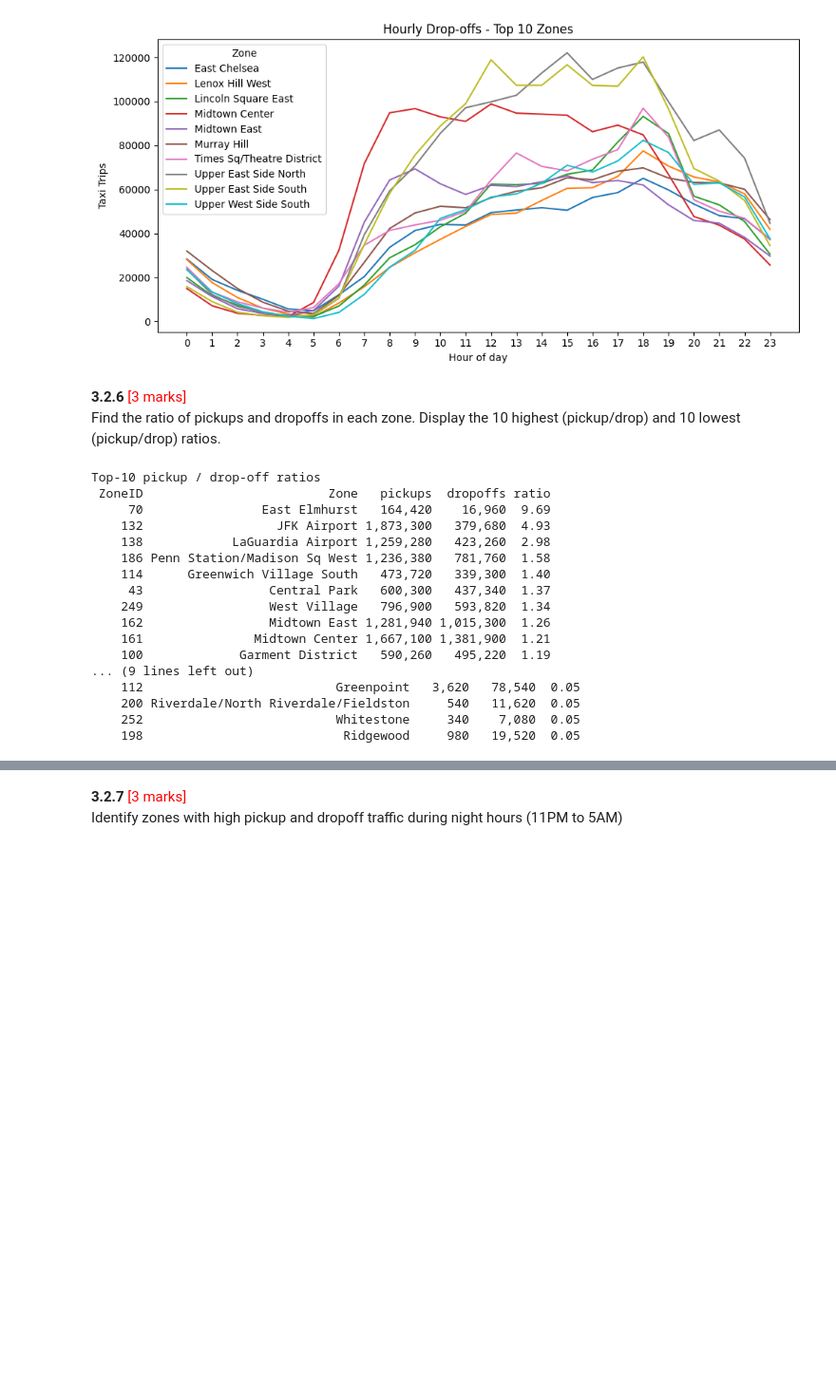
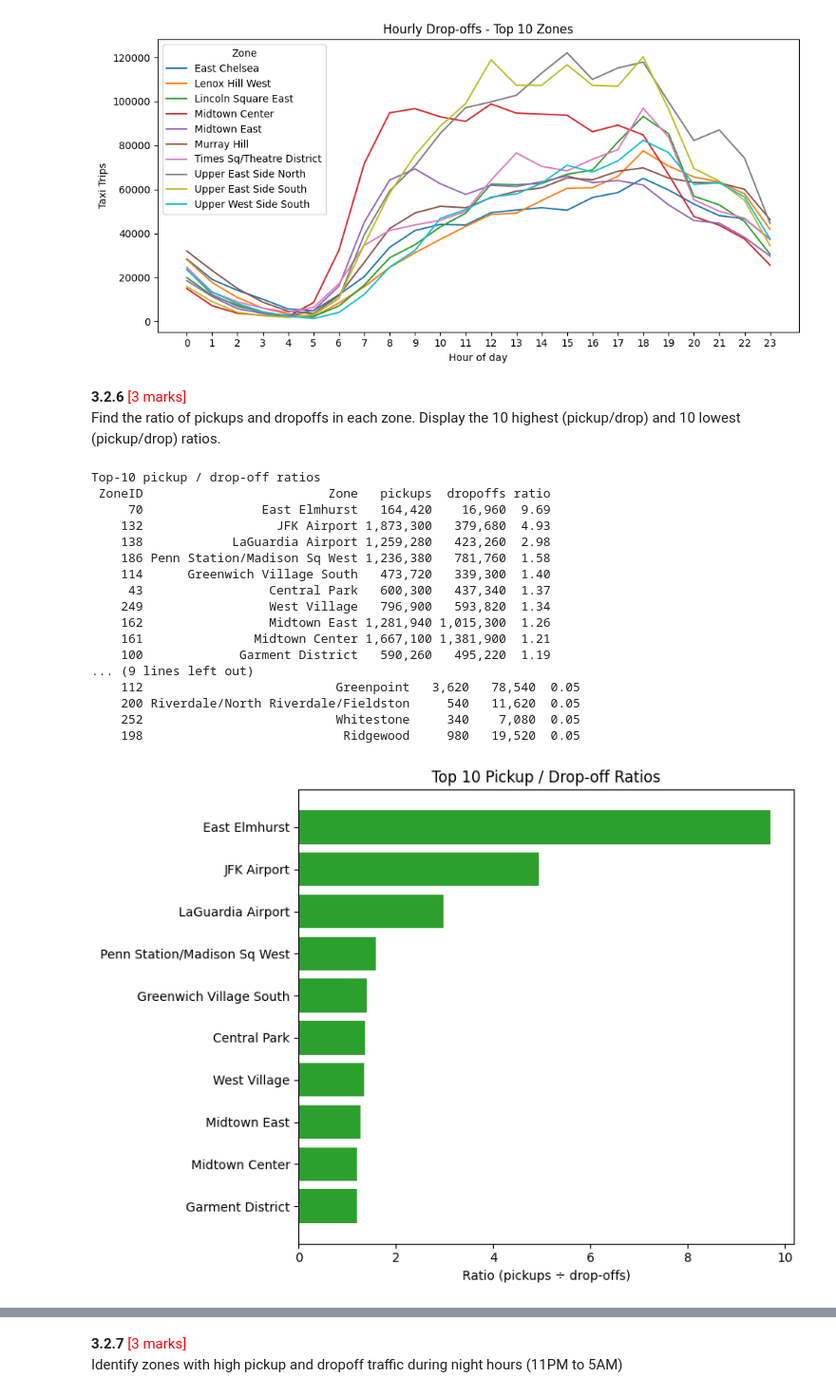
Before and after one commit to GoutamKonala/NYC_Taxi_Data_Assignment, a Jupyter notebook: EDA_Assg_NYC_Taxi_Starter.ipynb, the cells around one changed output, grey strips where cells are left out. Shown at 95% size. Saved outputs shown, nothing was run; the diff lists cells and outputs as text; code cells hidden in the pictures; blank space fills up the shorter version.

```diff
--- a/EDA_Assg_NYC_Taxi_Starter.ipynb
+++ b/EDA_Assg_NYC_Taxi_Starter.ipynb
@@ -1740,31 +1740,55 @@ def show_plain(df_, title):
         df_[cols].to_string(
             index=False,
             formatters={
                 "pickups" : "{:,.0f}".format,
                 "dropoffs": "{:,.0f}".format,
                 "ratio"   : "{:.2f}".format
             }
         )
     )
 
-# display results
+
+# Display the top and bottom 10 pickup/dropoff ratios
 show_plain(top10,    "Top-10 pickup / drop-off ratios")
 show_plain(bottom10, "Lowest-10 pickup / drop-off ratios")
+
+# Convert ZoneID to string for plotting
+top10["Zone"]    = top10["Zone"].astype(str)
+bottom10["Zone"] = bottom10["Zone"].astype(str)
+
+# Horizontal bar plots for top and bottom 10 ratios
+plt.figure(figsize=(8, 6))
+plt.barh(top10["Zone"], top10["ratio"], color="tab:green")
+plt.gca().invert_yaxis()
+plt.title("Top 10 Pickup / Drop-off Ratios")
+plt.xlabel("Ratio (pickups ÷ drop-offs)")
+plt.tight_layout()
+plt.show()
+
+
+plt.figure(figsize=(8, 6))
+plt.barh(bottom10["Zone"], bottom10["ratio"], color="tab:red")
+plt.gca().invert_yaxis()
+plt.title("Bottom 10 Pickup / Drop-off Ratios")
+plt.xlabel("Ratio (pickups ÷ drop-offs)")
+plt.tight_layout()
+plt.show()
 # %% [output]
 Top-10 pickup / drop-off ratios
  ZoneID                         Zone   pickups  dropoffs ratio
      70                East Elmhurst   164,420    16,960  9.69
     132                  JFK Airport 1,873,300   379,680  4.93
     138            LaGuardia Airport 1,259,280   423,260  2.98
     186 Penn Station/Madison Sq West 1,236,380   781,760  1.58
     114      Greenwich Village South   473,720   339,300  1.40
      43                 Central Park   600,300   437,340  1.37
     249                 West Village   796,900   593,820  1.34
     162                 Midtown East 1,281,940 1,015,300  1.26
     161               Midtown Center 1,667,100 1,381,900  1.21
     100             Garment District   590,260   495,220  1.19
 ... (9 lines left out)
     112                          Greenpoint   3,620   78,540  0.05
     200 Riverdale/North Riverdale/Fieldston     540   11,620  0.05
     252                          Whitestone     340    7,080  0.05
     198                           Ridgewood     980   19,520  0.05
+[figure, added]
```
Also changed, not shown: parts of 2 cells of this notebook.
